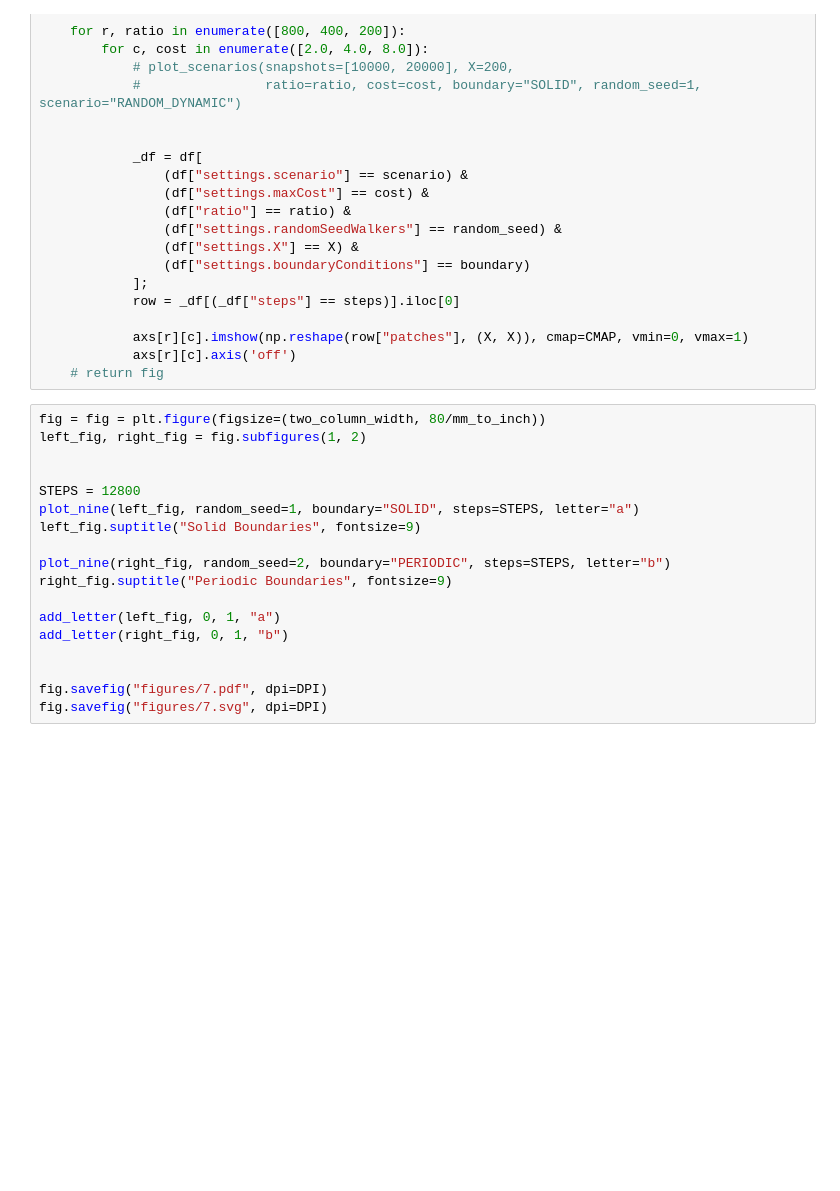
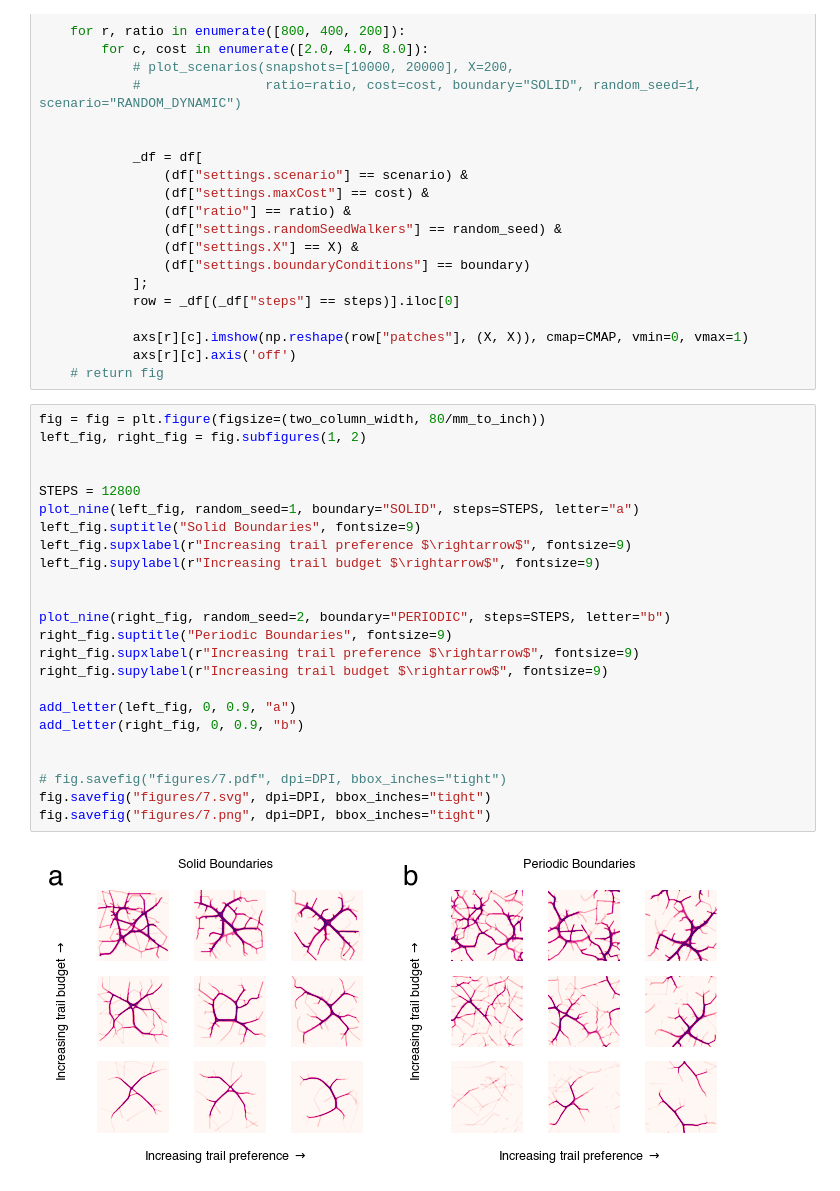
Before and after one commit to brendanwallace/animalpaths, a Jupyter notebook: notebooks/figure-6-7-scenarios.ipynb, the cells around one changed output. Saved outputs shown, nothing was run; the diff lists cells and outputs as text; blank space fills up the shorter version.

```diff
--- a/notebooks/figure-6-7-scenarios.ipynb
+++ b/notebooks/figure-6-7-scenarios.ipynb
@@ -130,18 +173,26 @@ def plot_nine(
 # %%
 fig = fig = plt.figure(figsize=(two_column_width, 80/mm_to_inch))
 left_fig, right_fig = fig.subfigures(1, 2)
 
 
 STEPS = 12800
 plot_nine(left_fig, random_seed=1, boundary="SOLID", steps=STEPS, letter="a")
 left_fig.suptitle("Solid Boundaries", fontsize=9)
+left_fig.supxlabel(r"Increasing trail preference $\rightarrow$", fontsize=9)
+left_fig.supylabel(r"Increasing trail budget $\rightarrow$", fontsize=9)
+
 
 plot_nine(right_fig, random_seed=2, boundary="PERIODIC", steps=STEPS, letter="b")
 right_fig.suptitle("Periodic Boundaries", fontsize=9)
+right_fig.supxlabel(r"Increasing trail preference $\rightarrow$", fontsize=9)
+right_fig.supylabel(r"Increasing trail budget $\rightarrow$", fontsize=9)
 
-add_letter(left_fig, 0, 1, "a")
-add_letter(right_fig, 0, 1, "b")
+add_letter(left_fig, 0, 0.9, "a")
+add_letter(right_fig, 0, 0.9, "b")
 
 
-fig.savefig("figures/7.pdf", dpi=DPI)
-fig.savefig("figures/7.svg", dpi=DPI)
+# fig.savefig("figures/7.pdf", dpi=DPI, bbox_inches="tight")
+fig.savefig("figures/7.svg", dpi=DPI, bbox_inches="tight")
+fig.savefig("figures/7.png", dpi=DPI, bbox_inches="tight")
+# %% [output]
+[figure, added]
```
Also changed, not shown: parts of 5 cells of this notebook, 29 other files.
